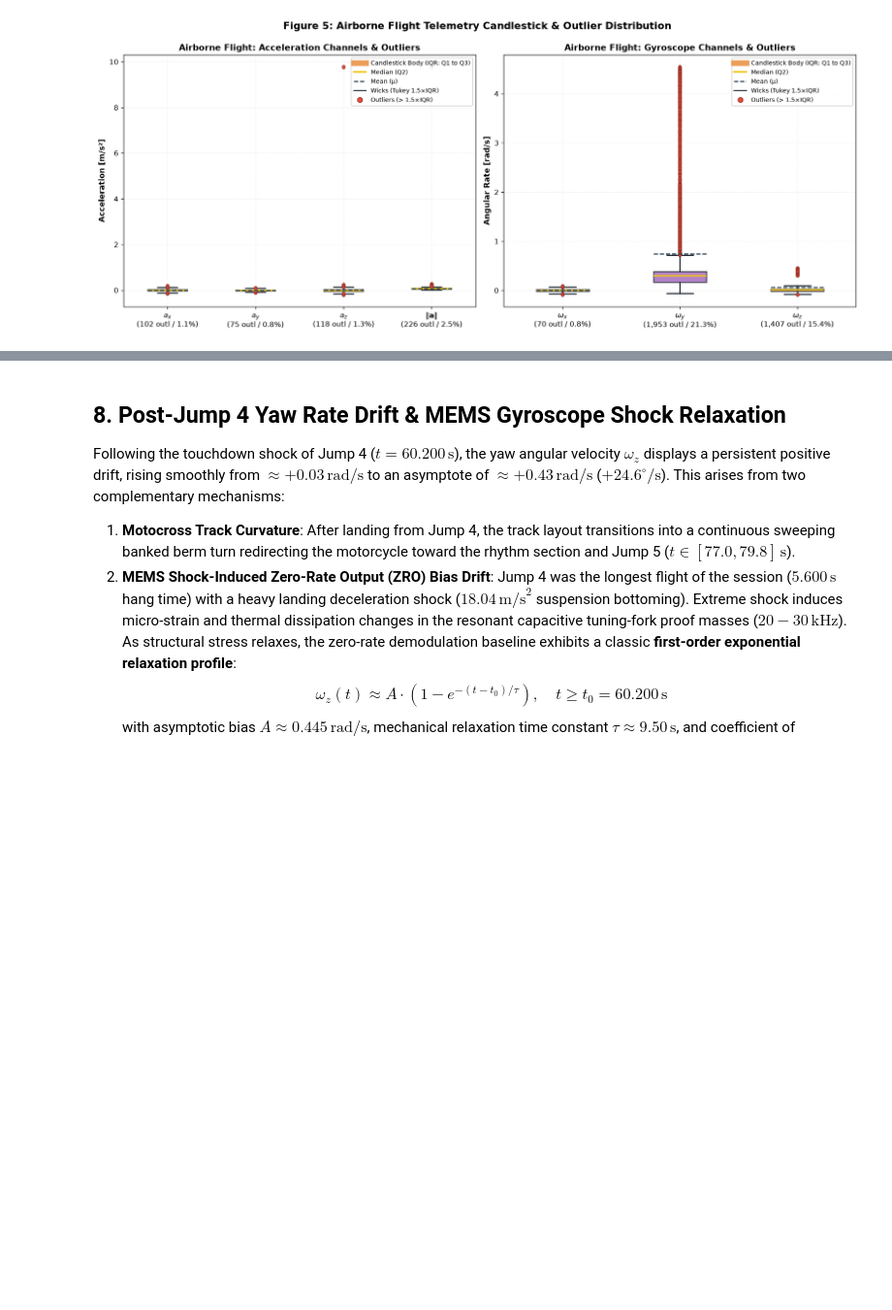
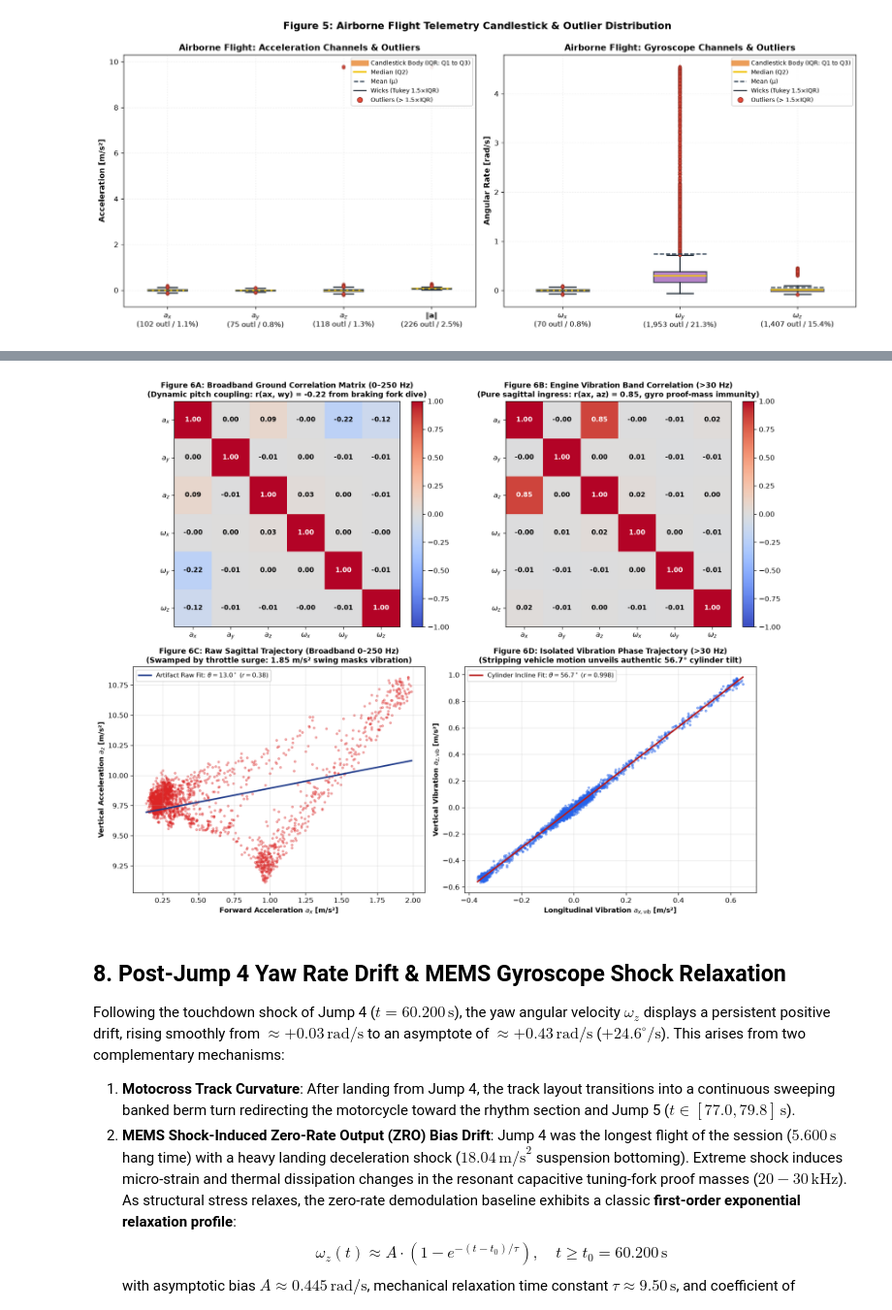
Before and after one commit to Sachin-Sagar/imu_edge_analytics, a Jupyter notebook: notebooks/01_EDA.ipynb, the cells around one changed output, grey strips where cells are left out. Shown at 97% size. Cells and saved outputs as stored; diff of their text form; code cells hidden in the pictures; blank space fills up the shorter version.

Commit message:
Resolve sagittal plane vibration scattering and clarify broadband vs vibration cross-correlations in EDA notebook

```diff
--- a/notebooks/01_EDA.ipynb
+++ b/notebooks/01_EDA.ipynb
@@ -435,3 +411,87 @@ plt.show()
+# %%
+# 1. Compute Broadband Ground Correlation Matrix (0–250 Hz)
+labels = [r'$a_x$', r'$a_y$', r'$a_z$', r'$\omega_x$', r'$\omega_y$', r'$\omega_z$']
+gnd_telemetry = np.hstack([accel_clean[is_gnd], gyro_clean[is_gnd]])
+corr_raw = np.corrcoef(gnd_telemetry, rowvar=False)
+
+# 2. Compute Engine Vibration Band Correlation Matrix (>30 Hz)
+from scipy import signal
+fs = 500.0
+sos_hp = signal.butter(4, 30.0, btype='highpass', fs=fs, output='sos')
+full_telemetry = np.hstack([accel_clean, gyro_clean])
+vib_telemetry = signal.sosfiltfilt(sos_hp, full_telemetry, axis=0)
+corr_vib = np.corrcoef(vib_telemetry[is_gnd], rowvar=False)
+
+# 3. Extract Trajectories on Stable Ground Riding (t = 11.0 to 15.0 s)
+sub_gnd = slice(5500, 7500)
+ax_raw = accel_clean[sub_gnd, 0]
+az_raw = accel_clean[sub_gnd, 2]
+p_raw = np.polyfit(ax_raw, az_raw, 1)
+angle_raw = np.degrees(np.arctan(p_raw[0]))
+r_raw = np.corrcoef(ax_raw, az_raw)[0, 1]
+
+ax_vib = vib_telemetry[sub_gnd, 0]
+az_vib = vib_telemetry[sub_gnd, 2]
+p_vib = np.polyfit(ax_vib, az_vib, 1)
+angle_vib = np.degrees(np.arctan(p_vib[0]))
+r_vib = np.corrcoef(ax_vib, az_vib)[0, 1]
+
+# 4. Render Comprehensive 4-Panel Cross-Correlation & Polarization Figure
+fig, axes = plt.subplots(2, 2, figsize=(14, 11))
+((ax1, ax2), (ax3, ax4)) = axes
+
+# Panel 6A: Broadband Correlation Matrix (0–250 Hz)
+im1 = ax1.imshow(corr_raw, cmap='coolwarm', vmin=-1, vmax=1)
+ax1.set_xticks(range(6))
+ax1.set_yticks(range(6))
+ax1.set_xticklabels(labels, fontsize=10)
+ax1.set_yticklabels(labels, fontsize=10)
+for i in range(6):
+    for j in range(6):
+        ax1.text(j, i, f'{corr_raw[i, j]:.2f}', ha='center', va='center',
+                 color='black' if abs(corr_raw[i, j]) < 0.6 else 'white', fontsize=9.5, fontweight='bold')
+ax1.set_title('Figure 6A: Broadband Ground Correlation Matrix (0–250 Hz)\n(Dynamic pitch coupling: r(ax, wy) = -0.22 from braking fork dive)', fontsize=11, fontweight='bold')
+fig.colorbar(im1, ax=ax1, fraction=0.046, pad=0.04)
+
+# Panel 6B: Engine Vibration Band Correlation (>30 Hz)
+im2 = ax2.imshow(corr_vib, cmap='coolwarm', vmin=-1, vmax=1)
+ax2.set_xticks(range(6))
+ax2.set_yticks(range(6))
+ax2.set_xticklabels(labels, fontsize=10)
+ax2.set_yticklabels(labels, fontsize=10)
+for i in range(6):
+    for j in range(6):
+        ax2.text(j, i, f'{corr_vib[i, j]:.2f}', ha='center', va='center',
+                 color='black' if abs(corr_vib[i, j]) < 0.6 else 'white', fontsize=9.5, fontweight='bold')
+ax2.set_title('Figure 6B: Engine Vibration Band Correlation (>30 Hz)\n(Pure sagittal ingress: r(ax, az) = 0.85, gyro proof-mass immunity)', fontsize=11, fontweight='bold')
+fig.colorbar(im2, ax=ax2, fraction=0.046, pad=0.04)
+
+# Panel 6C: Raw Broadband Scatter (Artifact theta = 13 deg)
+ax3.scatter(ax_raw, az_raw, s=8, alpha=0.35, color='#dc2626')
+x_vals_raw = np.linspace(np.min(ax_raw), np.max(ax_raw), 100)
+ax3.plot(x_vals_raw, np.polyval(p_raw, x_vals_raw), color='#1e3a8a', lw=2.2,
+         label=f'Artifact Raw Fit: $\\theta = {angle_raw:.1f}^\\circ$ ($r = {r_raw:.2f}$)')
+ax3.set_xlabel('Forward Acceleration $a_x$ [m/s²]', fontsize=10, fontweight='bold')
+ax3.set_ylabel('Vertical Acceleration $a_z$ [m/s²]', fontsize=10, fontweight='bold')
+ax3.set_title('Figure 6C: Raw Sagittal Trajectory (Broadband 0–250 Hz)\n(Swamped by throttle surge: 1.85 m/s² swing masks vibration)', fontsize=11, fontweight='bold')
+ax3.grid(True, alpha=0.3)
+ax3.legend(loc='upper left', fontsize=9)
+
+# Panel 6D: Isolated Vibration Scatter (True theta = 56.7 deg)
+ax4.scatter(ax_vib, az_vib, s=8, alpha=0.45, color='#2563eb')
+x_vals_vib = np.linspace(np.min(ax_vib), np.max(ax_vib), 100)
+ax4.plot(x_vals_vib, np.polyval(p_vib, x_vals_vib), color='#b91c1c', lw=2.2,
+         label=f'Cylinder Incline Fit: $\\theta = {angle_vib:.1f}^\\circ$ ($r = {r_vib:.3f}$)')
+ax4.set_xlabel('Longitudinal Vibration $a_{x,\\mathrm{vib}}$ [m/s²]', fontsize=10, fontweight='bold')
+ax4.set_ylabel('Vertical Vibration $a_{z,\\mathrm{vib}}$ [m/s²]', fontsize=10, fontweight='bold')
+ax4.set_title('Figure 6D: Isolated Vibration Phase Trajectory (>30 Hz)\n(Stripping vehicle motion unveils authentic 56.7° cylinder tilt)', fontsize=11, fontweight='bold')
+ax4.grid(True, alpha=0.3)
+ax4.legend(loc='upper left', fontsize=9)
+
+plt.tight_layout()
+plt.show()
+# %% [output]
+[figure, added]
 # %% [markdown]
 ## 8. Post-Jump 4 Yaw Rate Drift & MEMS Gyroscope Shock Relaxation
 
```
Also changed, not shown: parts of 3 cells of this notebook, 1 other file.
